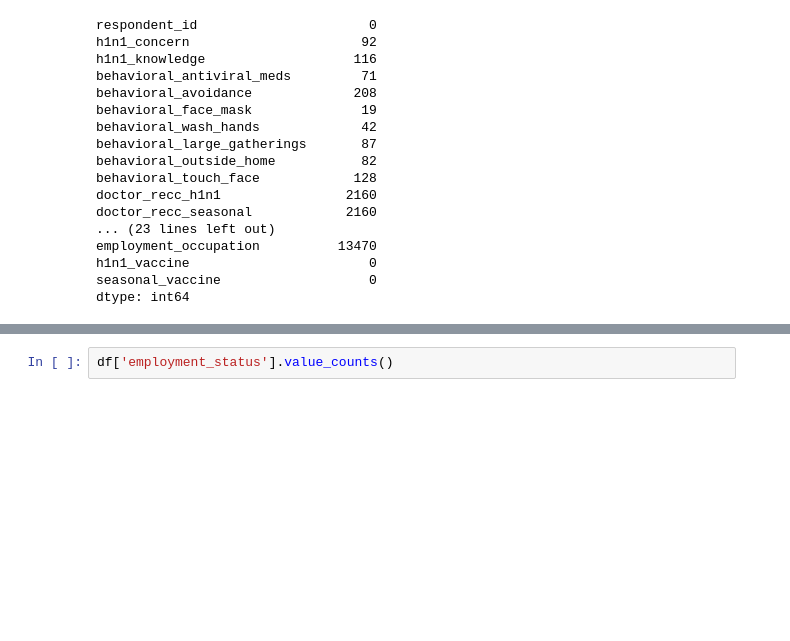
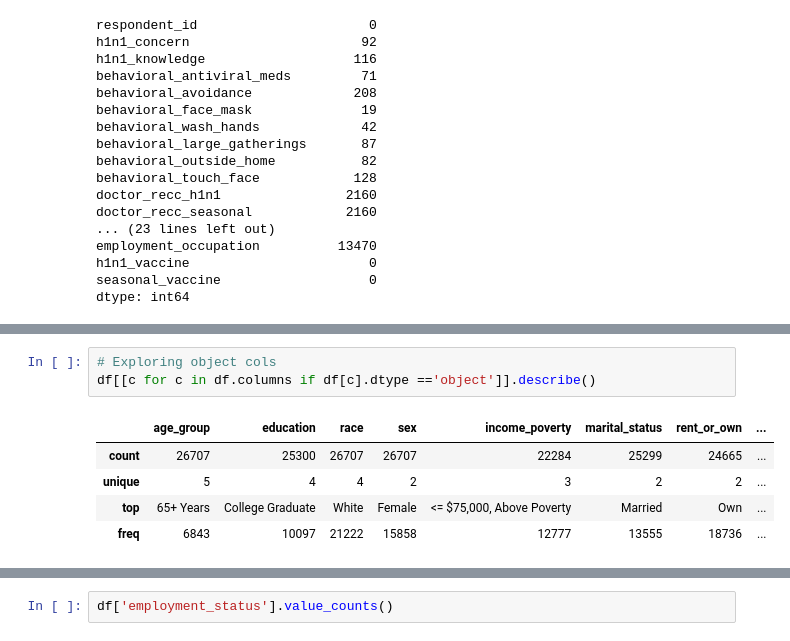
Before and after one commit to emykes/Flu_Vaccination_ML, a Jupyter notebook: Notebooks/Emine/Project3_Emine.ipynb, the cells around one changed output, grey strips where cells are left out. Cells and saved outputs as stored; diff of their text form; blank space fills up the shorter version.

```diff
--- a/Notebooks/Emine/Project3_Emine.ipynb
+++ b/Notebooks/Emine/Project3_Emine.ipynb
@@ -157,0 +193,9 @@ dtype: int64
+# %%
+# Exploring object cols
+df[[c for c in df.columns if df[c].dtype =='object']].describe()
+# %% [output]
+|  | age_group | education | race | sex | income_poverty | marital_status | rent_or_own | ... |
+| count | 26707 | 25300 | 26707 | 26707 | 22284 | 25299 | 24665 | ... |
+| unique | 5 | 4 | 4 | 2 | 3 | 2 | 2 | ... |
+| top | 65+ Years | College Graduate | White | Female | <= $75,000, Above Poverty | Married | Own | ... |
+| freq | 6843 | 10097 | 21222 | 15858 | 12777 | 13555 | 18736 | ... |
```
Also changed, not shown: parts of 27 cells of this notebook.
